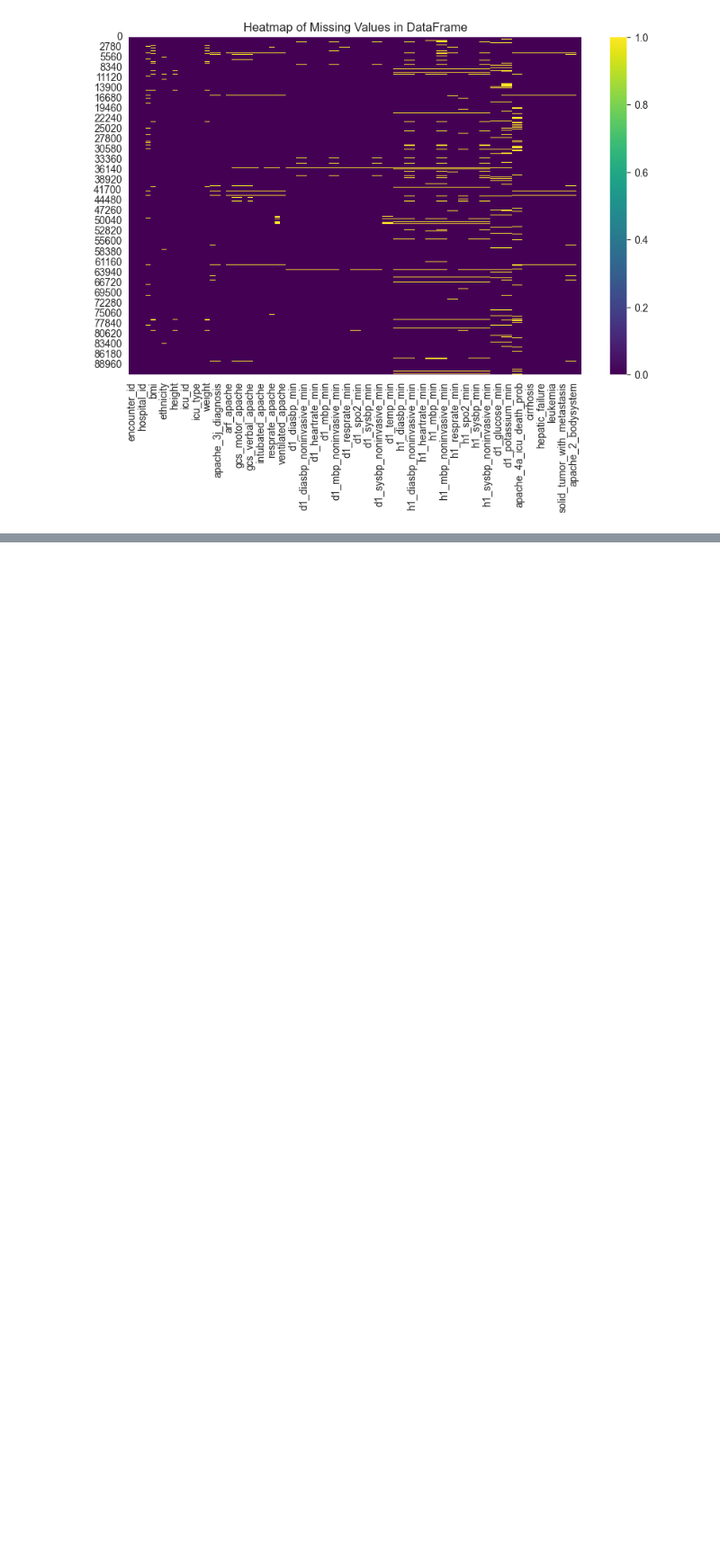
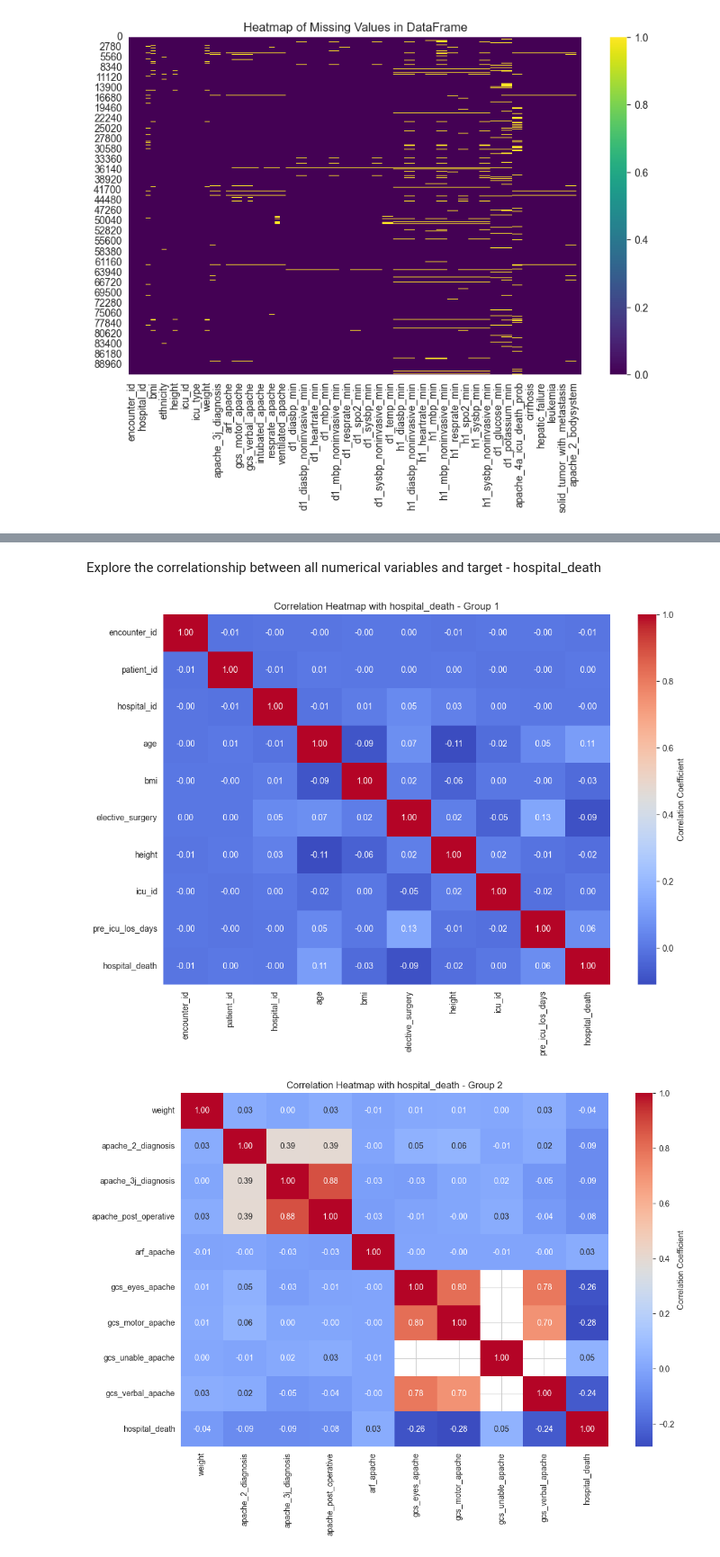
Before and after one commit to Delysid749/Patient-Survival-Prediction, a Jupyter notebook: src/notebook/EDA.ipynb, the cells around one changed output, grey strips where cells are left out. Shown at 90% size. Cells and saved outputs as stored; diff of their text form; code cells hidden in the pictures; blank space fills up the shorter version.

```diff
--- a/src/notebook/EDA.ipynb
+++ b/src/notebook/EDA.ipynb
@@ -98,0 +102,34 @@ print(categorical_cols)
+# %% [markdown]
+Explore the correlationship between all numerical variables and target - hospital_death
+# %%
+import matplotlib.pyplot as plt
+import seaborn as sns
+
+# Calculate the correlation matrix for all numerical features
+correlation_matrix = df.select_dtypes(include=['number']).corr()
+
+# Extract correlation values with respect to the target 'hospital_death'
+hospital_death_corr = correlation_matrix['hospital_death'].drop('hospital_death').sort_values(ascending=False)
+
+# Define the number of features per group for visualization
+group_size = 9
+
+# Get all numerical features excluding the target column
+features = [col for col in df.select_dtypes(include=['number']).columns if col != 'hospital_death']
+
+# Loop through feature groups and generate grouped heatmaps
+for i in range(0, len(features), group_size):
+    end_index = min(i + group_size, len(features))
+    current_group = features[i:end_index]
+
+    # Create a sub-correlation matrix including current group + 'hospital_death'
+    group_corr_df = correlation_matrix.loc[current_group + ['hospital_death'], current_group + ['hospital_death']]
+
+    # Plot the correlation heatmap for the current group
+    plt.figure(figsize=(12, 8))
+    sns.heatmap(group_corr_df, annot=True, cmap='coolwarm', fmt=".2f", cbar_kws={'label': 'Correlation Coefficient'})
+    plt.title(f'Correlation Heatmap with hospital_death - Group {i // group_size + 1}')
+    plt.show()
+# %% [output]
+[figure, added]
+[figure, added]
```
Also changed, not shown: parts of 17 cells of this notebook.
